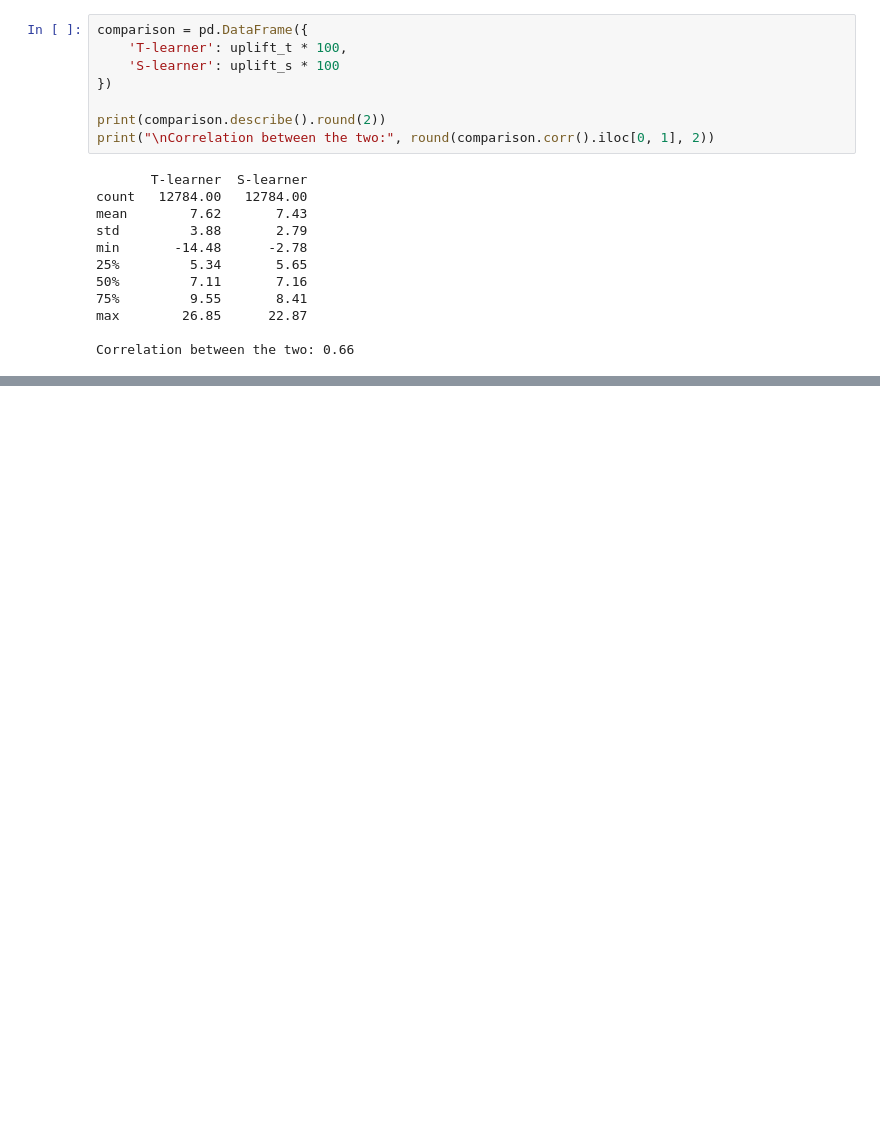
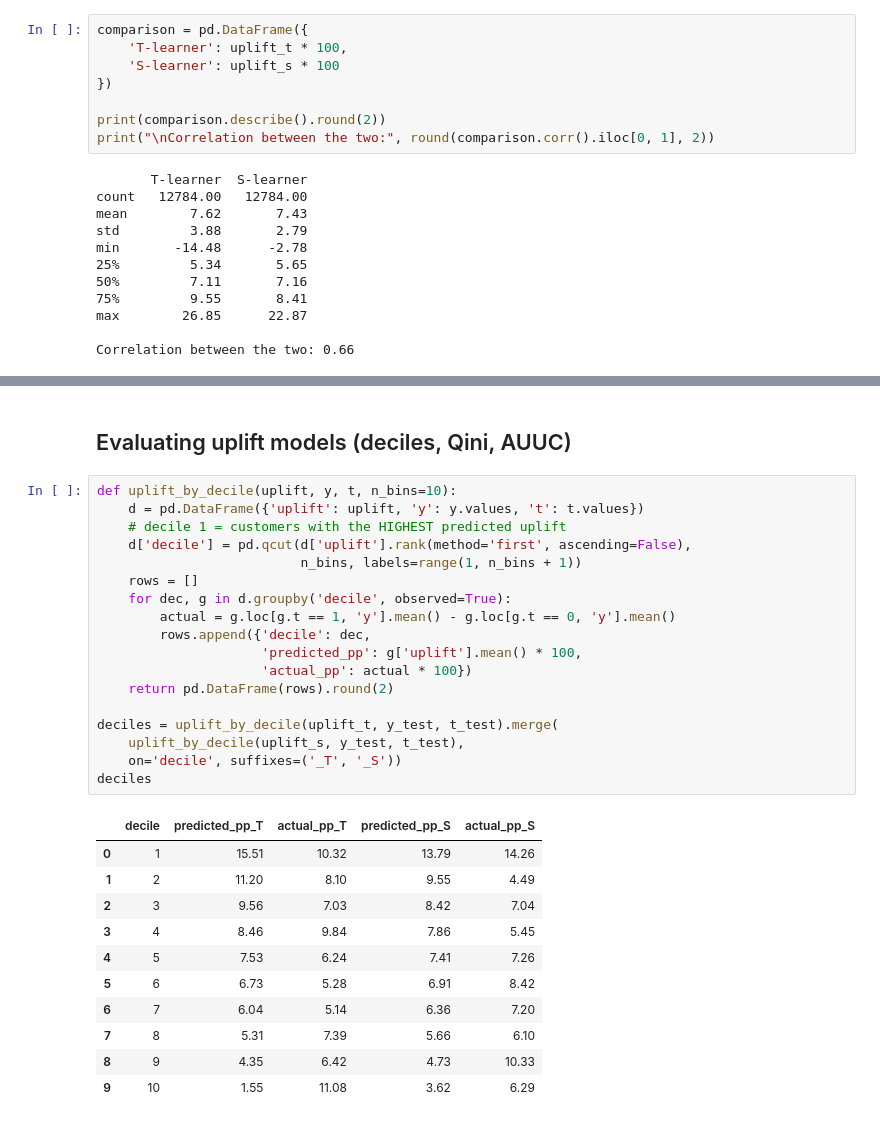
Before and after one commit to SKM1919/liftlens, a Jupyter notebook: notebooks/02_uplift_models.ipynb, the cells around one changed output, grey strips where cells are left out. Saved outputs shown, nothing was run; the diff lists cells and outputs as text; blank space fills up the shorter version.

```diff
--- a/notebooks/02_uplift_models.ipynb
+++ b/notebooks/02_uplift_models.ipynb
@@ -130,0 +145,32 @@ Correlation between the two: 0.66
+# %% [markdown]
+## Evaluating uplift models (deciles, Qini, AUUC)
+# %%
+def uplift_by_decile(uplift, y, t, n_bins=10):
+    d = pd.DataFrame({'uplift': uplift, 'y': y.values, 't': t.values})
+    # decile 1 = customers with the HIGHEST predicted uplift
+    d['decile'] = pd.qcut(d['uplift'].rank(method='first', ascending=False),
+                          n_bins, labels=range(1, n_bins + 1))
+    rows = []
+    for dec, g in d.groupby('decile', observed=True):
+        actual = g.loc[g.t == 1, 'y'].mean() - g.loc[g.t == 0, 'y'].mean()
+        rows.append({'decile': dec,
+                     'predicted_pp': g['uplift'].mean() * 100,
+                     'actual_pp': actual * 100})
+    return pd.DataFrame(rows).round(2)
+
+deciles = uplift_by_decile(uplift_t, y_test, t_test).merge(
+    uplift_by_decile(uplift_s, y_test, t_test),
+    on='decile', suffixes=('_T', '_S'))
+deciles
+# %% [output]
+|  | decile | predicted_pp_T | actual_pp_T | predicted_pp_S | actual_pp_S |
+| 0 | 1 | 15.51 | 10.32 | 13.79 | 14.26 |
+| 1 | 2 | 11.20 | 8.10 | 9.55 | 4.49 |
+| 2 | 3 | 9.56 | 7.03 | 8.42 | 7.04 |
+| 3 | 4 | 8.46 | 9.84 | 7.86 | 5.45 |
+| 4 | 5 | 7.53 | 6.24 | 7.41 | 7.26 |
+| 5 | 6 | 6.73 | 5.28 | 6.91 | 8.42 |
+| 6 | 7 | 6.04 | 5.14 | 6.36 | 7.20 |
+| 7 | 8 | 5.31 | 7.39 | 5.66 | 6.10 |
+| 8 | 9 | 4.35 | 6.42 | 4.73 | 10.33 |
+| 9 | 10 | 1.55 | 11.08 | 3.62 | 6.29 |
```
Also changed, not shown: parts of 2 cells of this notebook.
